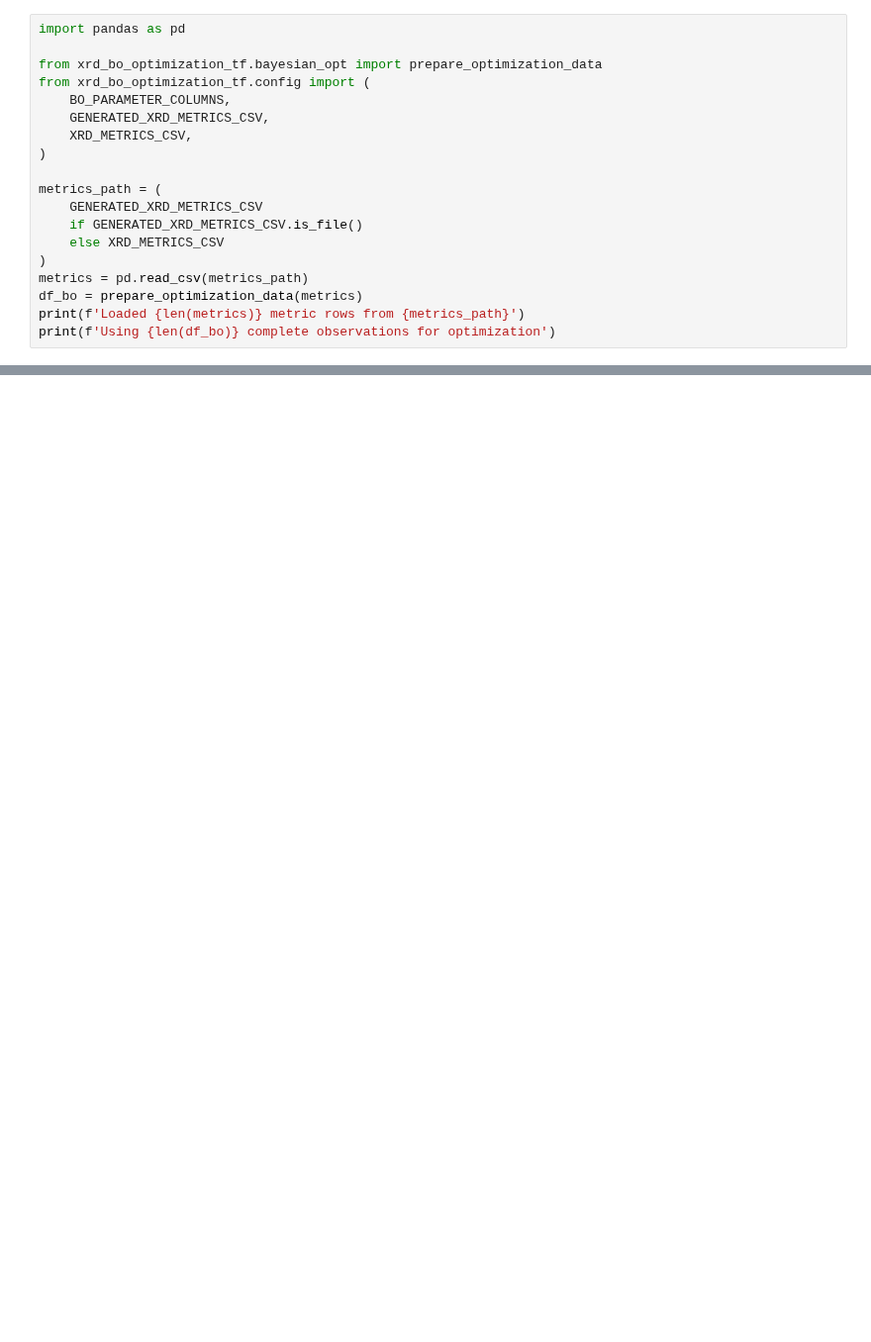
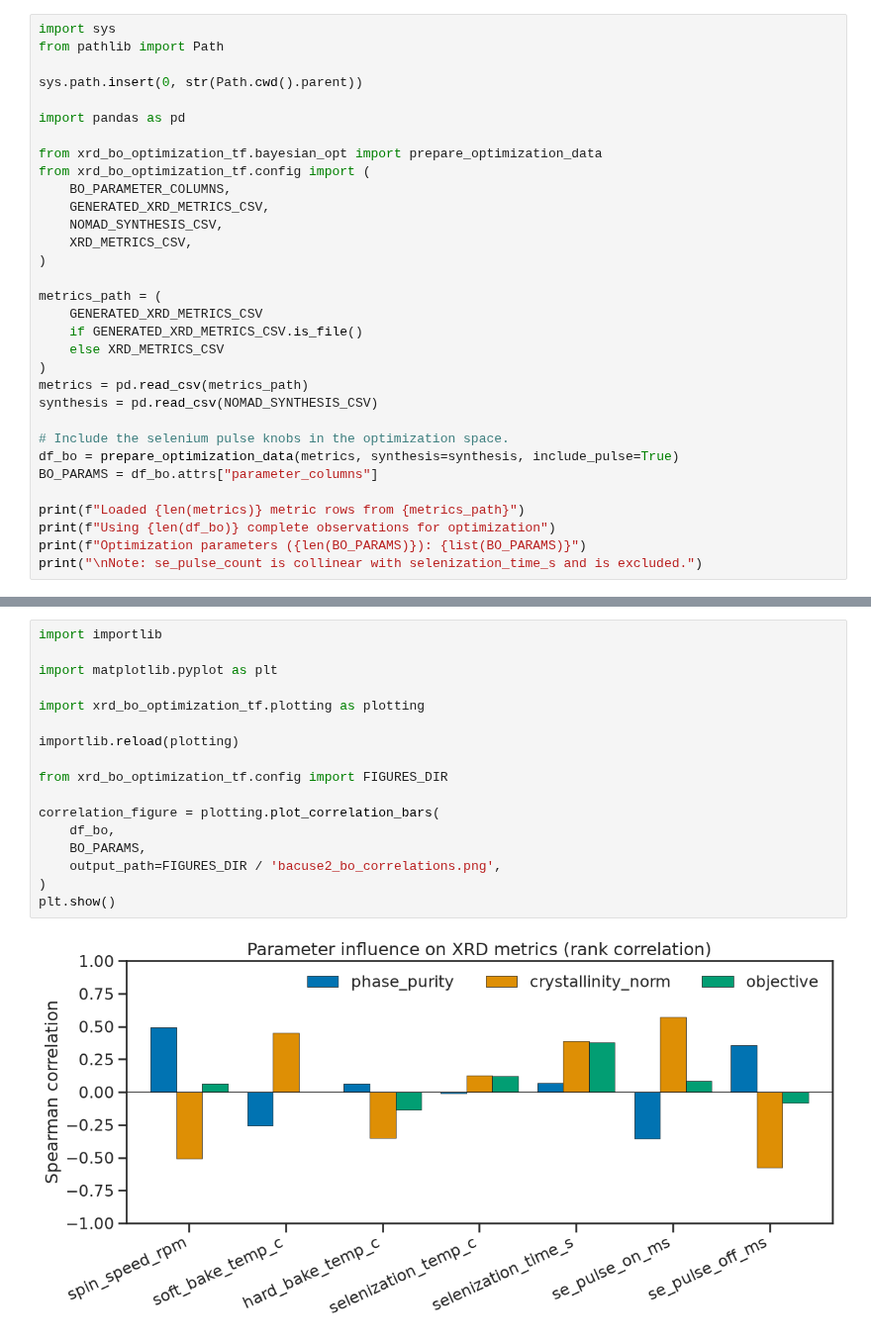
Before and after one commit to GarzonDiegoFEUP/xrd-bo-optimization-tf, a Jupyter notebook: notebooks/3.bo_xrd.ipynb, the cells around one changed output, grey strips where cells are left out. Shown at 99% size. Cells and saved outputs as stored; diff of their text form; blank space fills up the shorter version.

```diff
--- a/notebooks/3.bo_xrd.ipynb
+++ b/notebooks/3.bo_xrd.ipynb
@@ -5,10 +5,16 @@ The objective and Gaussian-process suggestion functions live in `xrd_bo_optimiza
 # %%
+import sys
+from pathlib import Path
+
+sys.path.insert(0, str(Path.cwd().parent))
+
 import pandas as pd
 
 from xrd_bo_optimization_tf.bayesian_opt import prepare_optimization_data
 from xrd_bo_optimization_tf.config import (
     BO_PARAMETER_COLUMNS,
     GENERATED_XRD_METRICS_CSV,
+    NOMAD_SYNTHESIS_CSV,
     XRD_METRICS_CSV,
 )
 
@@ -18,6 +24,13 @@ metrics_path = (
     else XRD_METRICS_CSV
 )
 metrics = pd.read_csv(metrics_path)
-df_bo = prepare_optimization_data(metrics)
-print(f'Loaded {len(metrics)} metric rows from {metrics_path}')
-print(f'Using {len(df_bo)} complete observations for optimization')
+synthesis = pd.read_csv(NOMAD_SYNTHESIS_CSV)
+
+# Include the selenium pulse knobs in the optimization space.
+df_bo = prepare_optimization_data(metrics, synthesis=synthesis, include_pulse=True)
+BO_PARAMS = df_bo.attrs["parameter_columns"]
+
+print(f"Loaded {len(metrics)} metric rows from {metrics_path}")
+print(f"Using {len(df_bo)} complete observations for optimization")
+print(f"Optimization parameters ({len(BO_PARAMS)}): {list(BO_PARAMS)}")
+print("\nNote: se_pulse_count is collinear with selenization_time_s and is excluded.")
@@ -28,0 +70,19 @@ print(f'\nBest observed objective: {best["objective"]:.3f} ({best["sample_id"]})
+# %%
+import importlib
+
+import matplotlib.pyplot as plt
+
+import xrd_bo_optimization_tf.plotting as plotting
+
+importlib.reload(plotting)
+
+from xrd_bo_optimization_tf.config import FIGURES_DIR
+
+correlation_figure = plotting.plot_correlation_bars(
+    df_bo,
+    BO_PARAMS,
+    output_path=FIGURES_DIR / 'bacuse2_bo_correlations.png',
+)
+plt.show()
+# %% [output]
+[figure, added]
```
Also changed, not shown: parts of 7 cells of this notebook, 33 other files.
